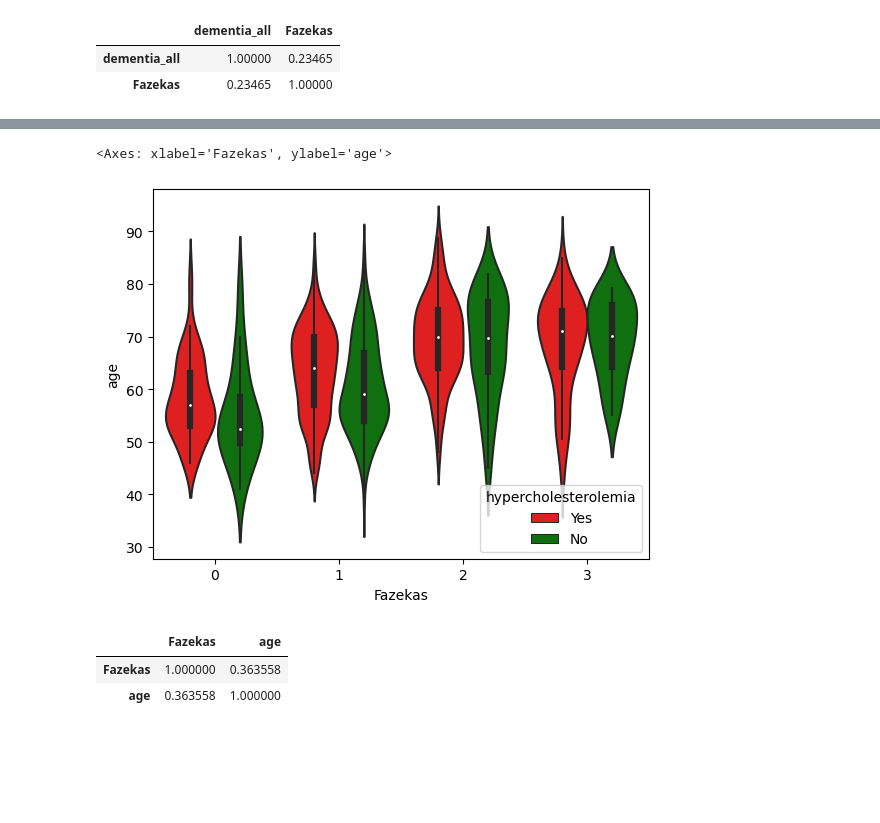
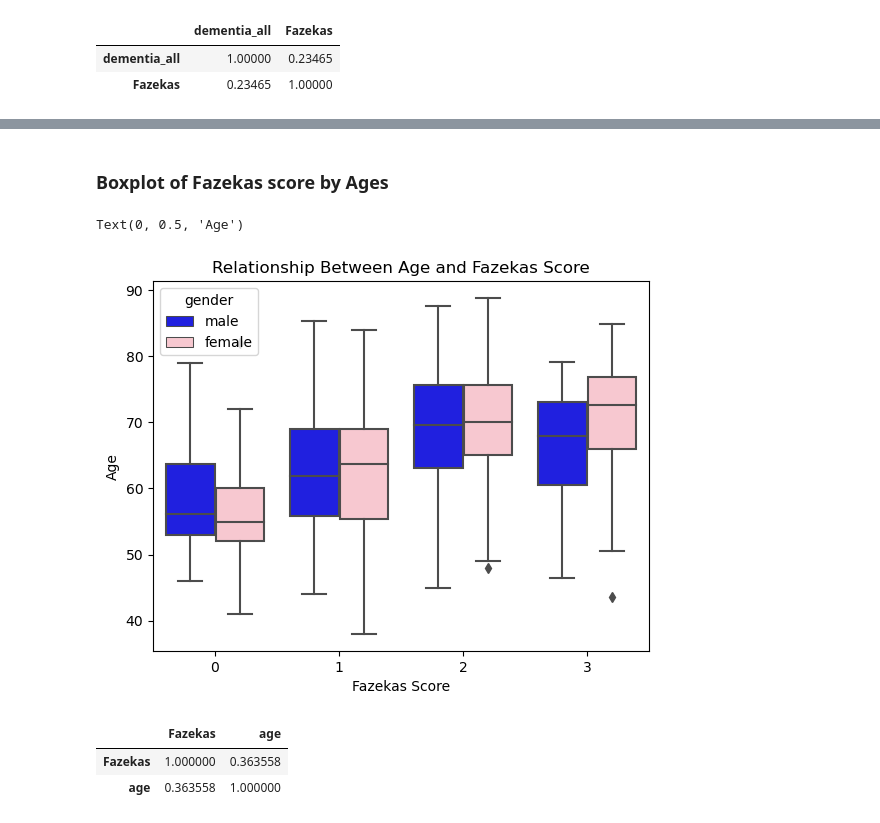
Before and after one commit to wellsinprice/dementia, a Jupyter notebook: dementia.ipynb, the cells around one changed output, grey strips where cells are left out. Saved outputs shown, nothing was run; the diff lists cells and outputs as text; code cells hidden in the pictures; blank space fills up the shorter version.

```diff
--- a/dementia.ipynb
+++ b/dementia.ipynb
@@ -111,0 +118,2 @@ sns.heatmap(dementia.isnull(), yticklabels=False)
+# %%
+dementia = dementia.drop('educationyears', axis=1)
@@ -198,8 +196,14 @@ sns.violinplot(data = dementia, x = 'Fazekas', y = 'age', hue = 'gender', palett
+# %% [markdown]
+### Boxplot of Fazekas score by Ages
 # %%
-sns.violinplot(data = dementia, x = 'Fazekas', y = 'age', hue = 'hypercholesterolemia', palette = ['red', 'green'])
+sns.boxplot(data = dementia, x = 'Fazekas', y = 'age', hue = 'gender', palette = ['blue','pink'])
+plt.title("Relationship Between Age and Fazekas Score")
+plt.xlabel("Fazekas Score")
+plt.ylabel("Age")
+#sns.violinplot(data = dementia, x = 'Fazekas', y = 'age', hue = 'hypercholesterolemia', palette = ['red', 'green'])
 # %% [output]
-<Axes: xlabel='Fazekas', ylabel='age'>
+Text(0, 0.5, 'Age')
-[figure, old version]
+[figure, new version]
 # %%
 dementia[['Fazekas', 'age']].corr()
 # %% [output]
```
Also changed, not shown: parts of 39 cells of this notebook.
